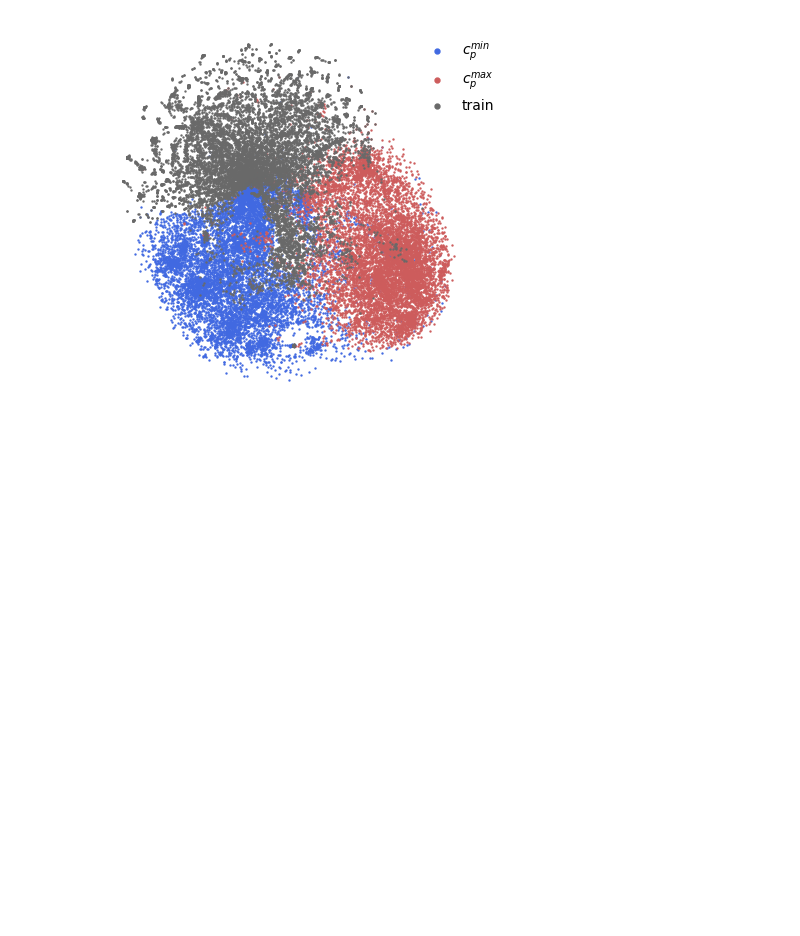
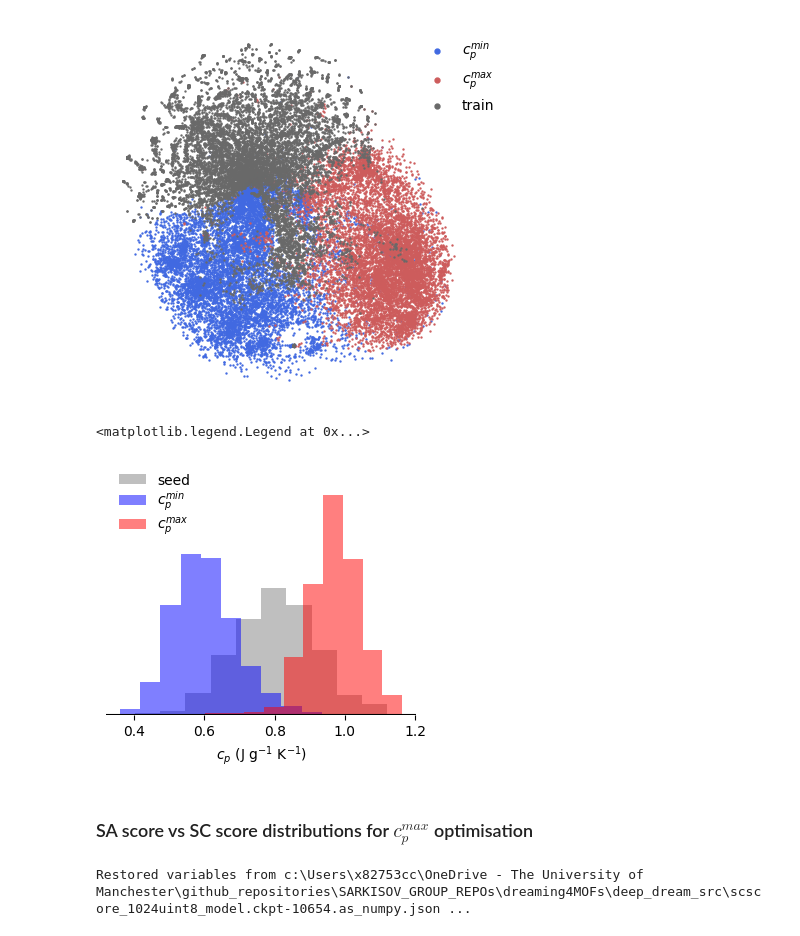
Before and after one commit to SarkisovTeam/dreaming4MOFs, a Jupyter notebook: deep_dreaming_experiments/2_cp/dreaming_experiments.ipynb, the cells around one changed output. Drawn from its saved outputs; the diff is of its cells as text; code cells hidden in the pictures; blank space fills up the shorter version.

Commit message:
update cp results and case study

```diff
--- a/deep_dreaming_experiments/2_cp/dreaming_experiments.ipynb
+++ b/deep_dreaming_experiments/2_cp/dreaming_experiments.ipynb
@@ -369,3 +369,23 @@ plt.show()
 fig.savefig('cp_tSNE.png',dpi=500,bbox_inches="tight")
 # %% [output]
 [figure]
+# %%
+# Visualise the results for 1000 MOFs
+# Note: these are the results obtained after reconstructing MOFs from their strings and running the ML model of Moosavi et al. to determine the high-fidelity properties
+min_results = pd.read_csv('./dream_results/cp_min_1000_dream_results.csv')
+max_results = pd.read_csv('./dream_results/cp_max_1000_dream_results.csv')
+
+fig,ax=plt.subplots(1,1,figsize=(4,3))
+ax.hist(max_results['seed_target'], bins=10,color='grey',alpha=0.5,density=True,label='seed')
+ax.hist(min_results['dreamed_target'],bins=10,alpha=0.5,density=True,label='$c_p^{min}$',color='blue')
+ax.hist(max_results['dreamed_target'],bins=10,alpha=0.5,density=True,label='$c_p^{max}$',color='red')
+ax.set_xlabel('$c_p$ ($\mathregular{J\ g^{-1}\ K^{-1}}$)')
+plt.box(False)
+ax.tick_params(left=False, labelleft=False)
+ax.axhline(y=0, color='black', linestyle='-')
+ax.legend(frameon=False, loc='upper left', bbox_to_anchor=(0, 1.1),labelspacing=0.15)
+# %% [output]
+<matplotlib.legend.Legend at 0x...>
+[figure, added]
+# %% [markdown]
+### SA score vs SC score distributions for $c_p^{max}$ optimisation
@@ -371,0 +397,19 @@ fig.savefig('cp_tSNE.png',dpi=500,bbox_inches="tight")
+# %%
+from kpi_small_mols import SAscore_from_smiles
+scscorer = SCScorer()
+scscorer.restore(os.path.abspath('../../deep_dream_src/scscore_1024uint8_model.ckpt-10654.as_numpy.json.gz'))
+
+# SA scores
+cp_max_SA_scores = SAscore_from_smiles(max_results['dreamed_edge_smiles'].tolist())
+seed_smiles = [gs_to_canon_smiles(gs, group_grammar) for gs in max_results['seed_edge_selfies']]
+seed_SA_scores = SAscore_from_smiles(seed_smiles)
+
+# SC scores
+seed_sc_scores, cp_max_sc_scores = [], []
+for iter, row in max_results.iterrows():
+    (smi_conv, sco) = scscorer.get_score_from_smi(gs_to_canon_smiles(row['seed_edge_selfies'],group_grammar))
+    seed_sc_scores.append(sco)
+    (smi_conv, sco) = scscorer.get_score_from_smi(row['dreamed_edge_smiles'])
+    cp_max_sc_scores.append(sco)
+# %% [output]
+Restored variables from c:\Users\x82753cc\OneDrive - The University of Manchester\github_repositories\SARKISOV_GROUP_REPOs\dreaming4MOFs\deep_dream_src\scscore_1024uint8_model.ckpt-10654.as_numpy.json ...
```
Also changed, not shown: parts of 12 cells of this notebook, 3 other files.
